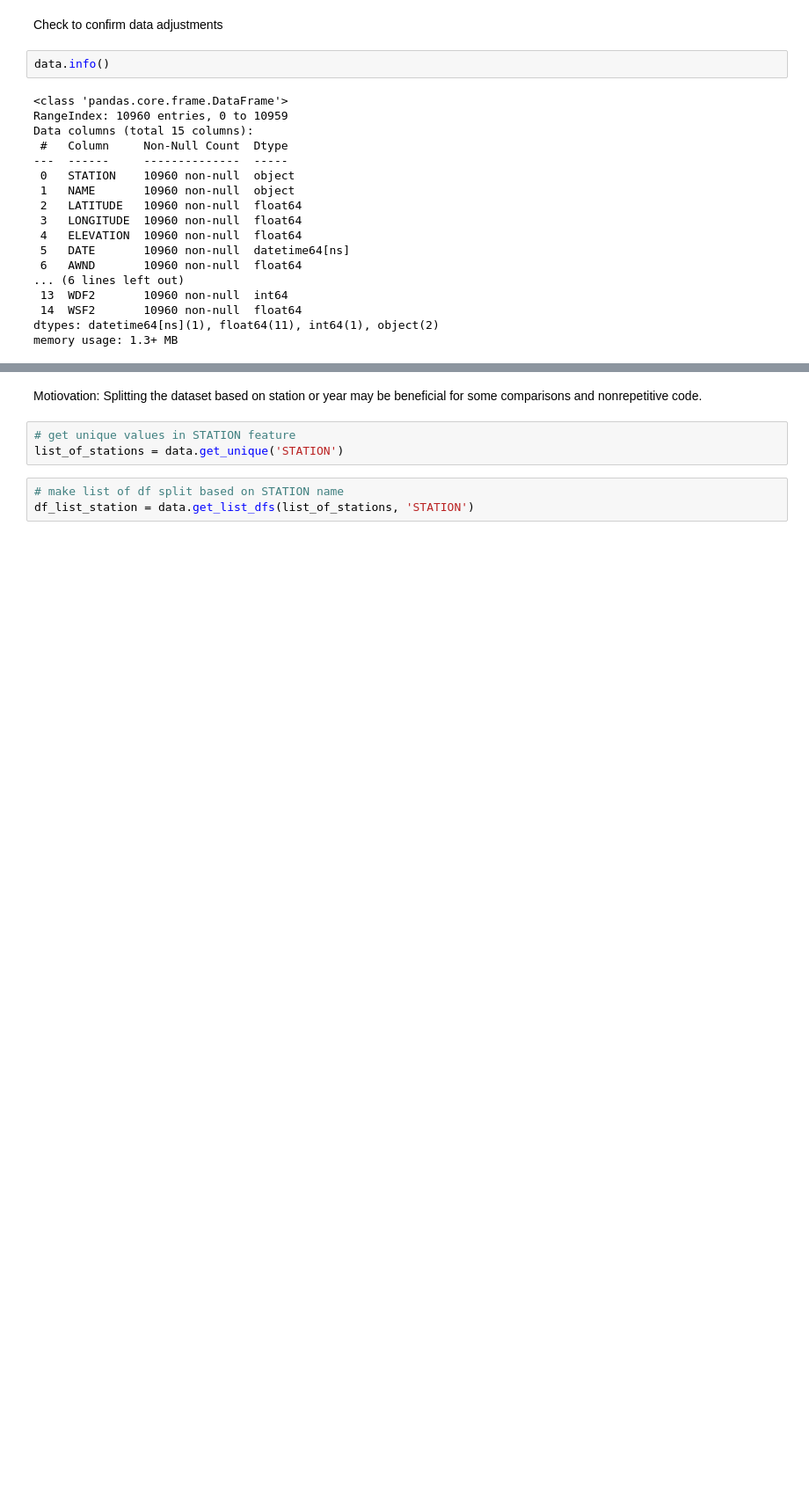
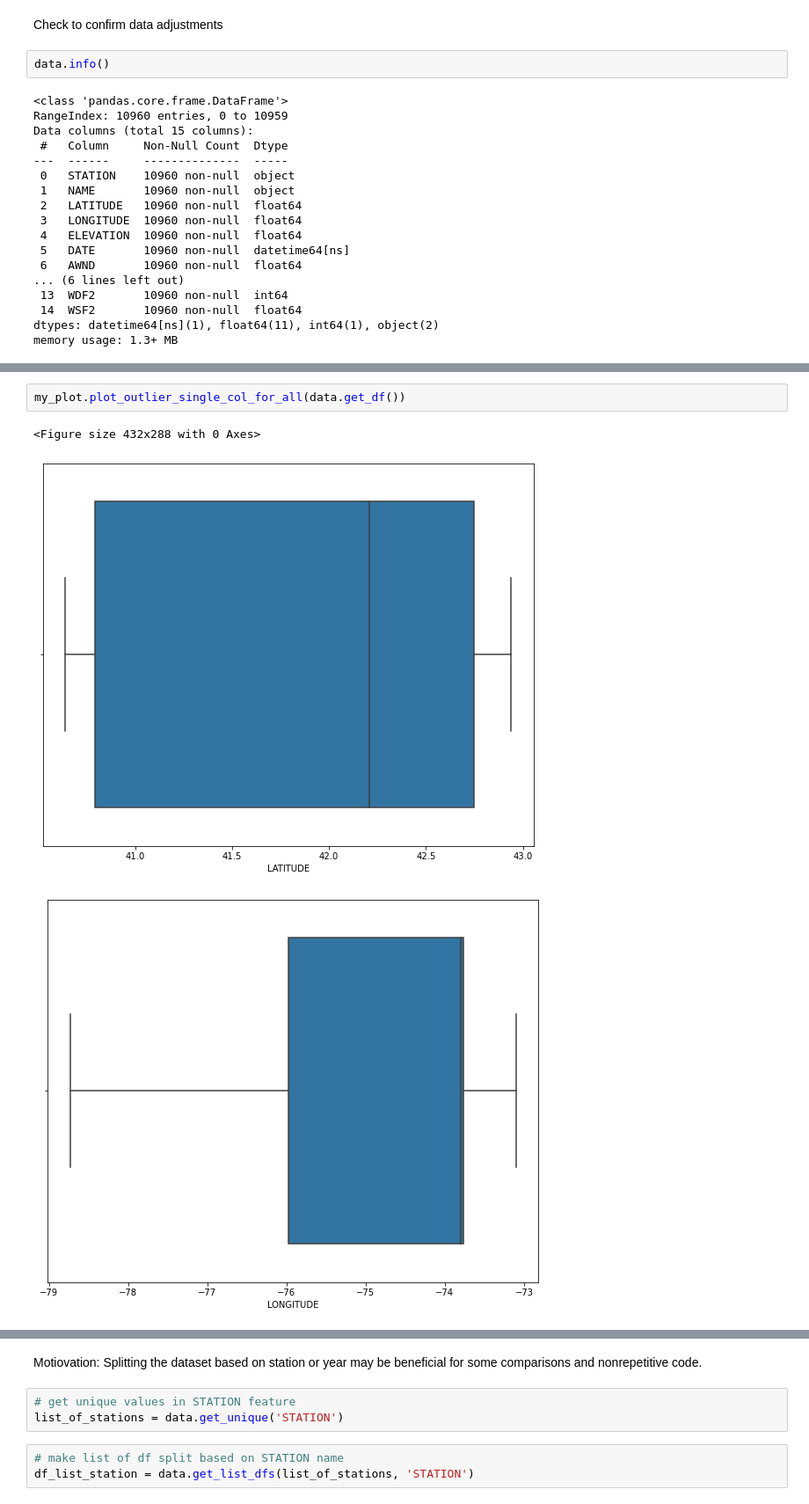
Before and after one commit to Alex-Kamenev/Weather_Data_EDA_2015_2020, a Jupyter notebook: Weather_Project.ipynb, the cells around one changed output, grey strips where cells are left out. Shown at 88% size. Saved outputs shown, nothing was run; the diff lists cells and outputs as text; blank space fills up the shorter version.

```diff
--- a/Weather_Project.ipynb
+++ b/Weather_Project.ipynb
@@ -261,0 +277,6 @@ memory usage: 1.3+ MB
+# %%
+my_plot.plot_outlier_single_col_for_all(data.get_df())
+# %% [output]
+<Figure size 432x288 with 0 Axes>
+[figure, added]
+[figure, added]
```
Also changed, not shown: parts of 22 cells of this notebook, 2 other files.
